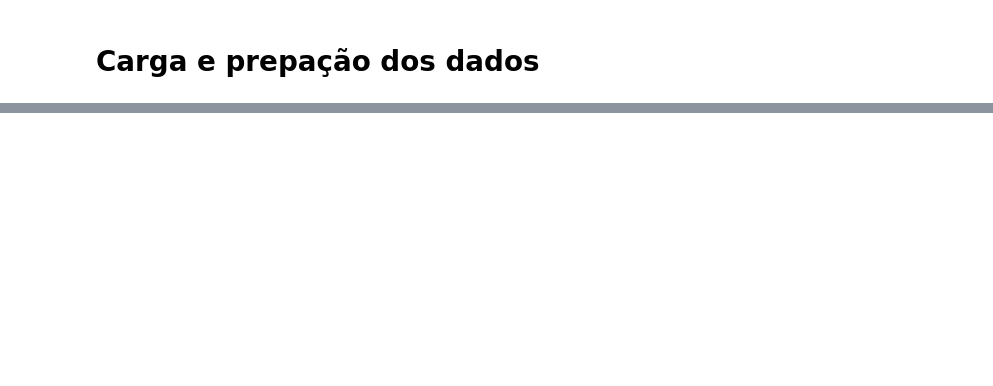
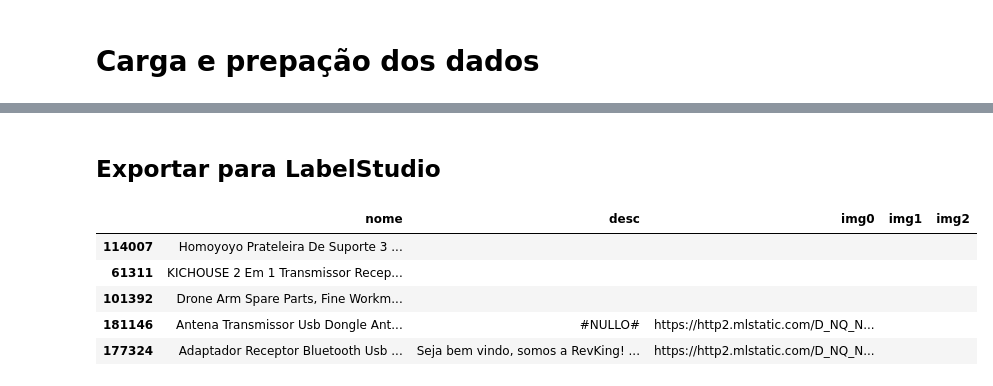
Before and after one commit to InovaFiscaliza/dados-pacp, a Jupyter notebook: sch/notebooks/11_extract_samples_to_label.ipynb, the cells around one changed output, grey strips where cells are left out. Drawn from its saved outputs; the diff is of its cells as text; code cells hidden in the pictures; blank space fills up the shorter version.

```diff
--- a/sch/notebooks/11_extract_samples_to_label.ipynb
+++ b/sch/notebooks/11_extract_samples_to_label.ipynb
@@ -156 +202,13 @@ df_sample_to_label.head()
+# %% [markdown]
+## Exportar para LabelStudio
+# %%
+df_label_studio = df_samples_to_label.copy()
+df_label_studio.head(5)
+# %% [output]
+|  | nome | desc | img0 | img1 | img2 |
+| 114007 | Homoyoyo Prateleira De Suporte 3 ... |  |  |  |  |
+| 61311 | KICHOUSE 2 Em 1 Transmissor Recep... |  |  |  |  |
+| 101392 | Drone Arm Spare Parts, Fine Workm... |  |  |  |  |
+| 181146 | Antena Transmissor Usb Dongle Ant... | #NULLO# | https://http2.mlstatic.com/D_NQ_N... |  |  |
+| 177324 | Adaptador Receptor Bluetooth Usb ... | Seja bem vindo, somos a RevKing! ... | https://http2.mlstatic.com/D_NQ_N... |  |  |
 # %%
```
Also changed, not shown: parts of 24 cells of this notebook.
